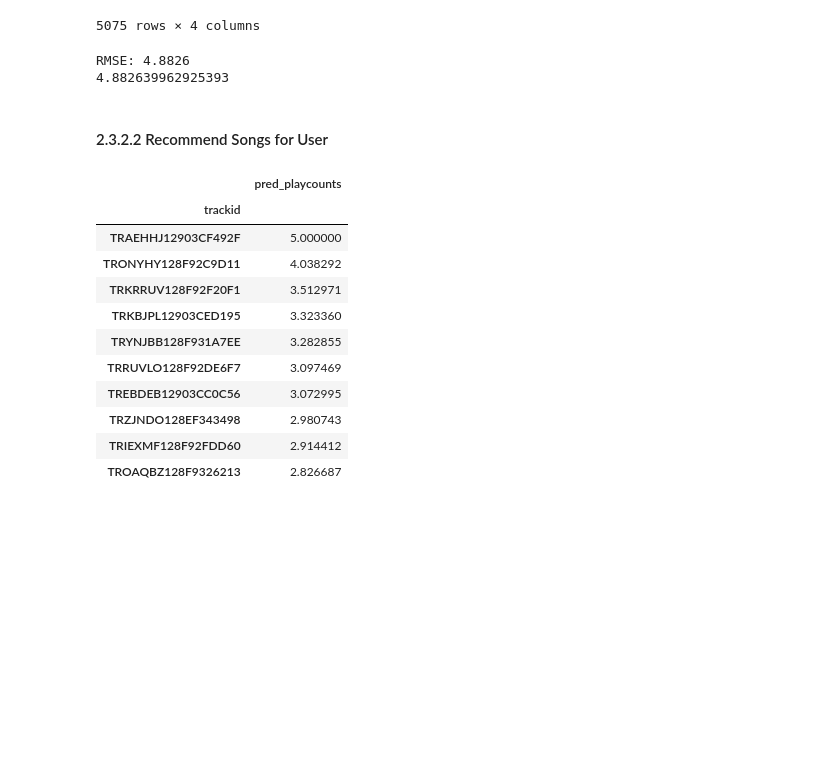
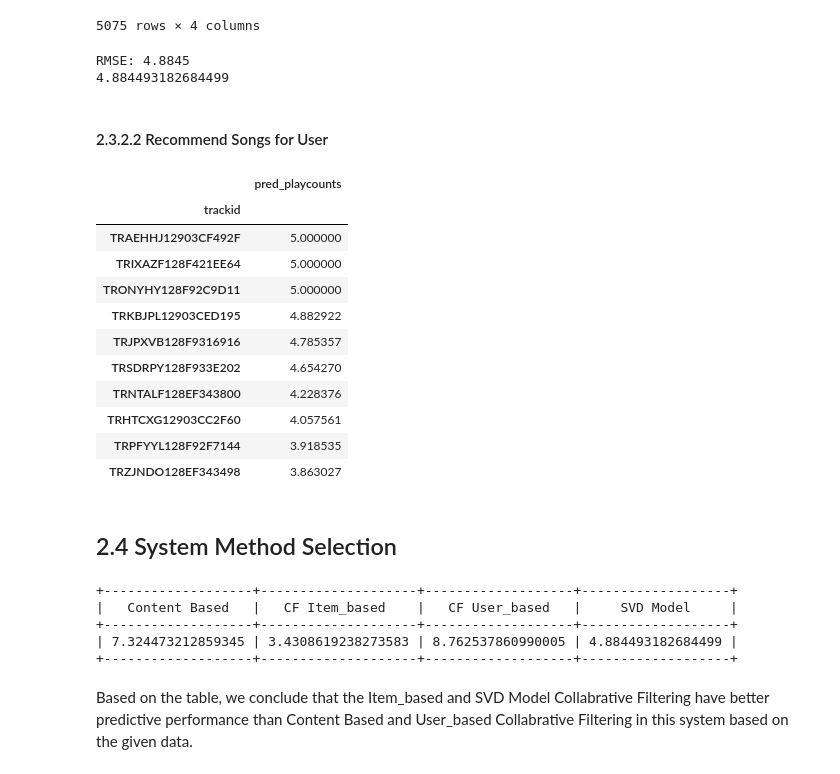
Before and after one commit to xiaolancara/Recommender-System, a Jupyter notebook: MusicRecSys_FinalProject/RecSys_FinalProject (1).ipynb, the cells around one changed output. Drawn from its saved outputs; the diff is of its cells as text; code cells hidden in the pictures; blank space fills up the shorter version.

```diff
--- a/MusicRecSys_FinalProject/RecSys_FinalProject (1).ipynb
+++ b/MusicRecSys_FinalProject/RecSys_FinalProject (1).ipynb
@@ -949,9 +993,10 @@ predictions = algorithm.test(testset)
 # check the accuracy using Root Mean Square Error
 svd_rms = accuracy.rmse(predictions)
 print(svd_rms)
+list_evaluation.append(svd_rms)
 # %% [output]
-RMSE: 4.8826
-4.882639962925393
+RMSE: 4.8845
+4.884493182684499
 # %% [markdown]
 #### 2.3.2.2 Recommend Songs for User
 # %%
@@ -973,18 +1018,32 @@ def pred_user_rating(ui):
         return None
 # %%
 # recommend songs for user_id ''
-rec_songs = pred_user_rating('xiaolan')
+rec_songs = pred_user_rating('63030d4e314e339a4609607fa7b96370cc94317b')
 rec_songs
 # %% [output]
 |  | pred_playcounts |
 | trackid |  |
 | TRAEHHJ12903CF492F | 5.000000 |
-| TRONYHY128F92C9D11 | 4.038292 |
-| TRKRRUV128F92F20F1 | 3.512971 |
-| TRKBJPL12903CED195 | 3.323360 |
-| TRYNJBB128F931A7EE | 3.282855 |
-| TRRUVLO128F92DE6F7 | 3.097469 |
-| TREBDEB12903CC0C56 | 3.072995 |
-| TRZJNDO128EF343498 | 2.980743 |
-| TRIEXMF128F92FDD60 | 2.914412 |
-| TROAQBZ128F9326213 | 2.826687 |
+| TRIXAZF128F421EE64 | 5.000000 |
+| TRONYHY128F92C9D11 | 5.000000 |
+| TRKBJPL12903CED195 | 4.882922 |
+| TRJPXVB128F9316916 | 4.785357 |
+| TRSDRPY128F933E202 | 4.654270 |
+| TRNTALF128EF343800 | 4.228376 |
+| TRHTCXG12903CC2F60 | 4.057561 |
+| TRPFYYL128F92F7144 | 3.918535 |
+| TRZJNDO128EF343498 | 3.863027 |
+# %% [markdown]
+## 2.4 System Method Selection
+# %%
+t = PrettyTable(Methods)
+t.add_row([list_evaluation[0],list_evaluation[1],list_evaluation[2],list_evaluation[3]])
+print(t)
+# %% [output]
++-------------------+--------------------+-------------------+-------------------+
+|   Content Based   |   CF Item_based    |   CF User_based   |     SVD Model     |
++-------------------+--------------------+-------------------+-------------------+
+| 7.324473212859345 | 3.4308619238273583 | 8.762537860990005 | 4.884493182684499 |
++-------------------+--------------------+-------------------+-------------------+
+# %% [markdown]
+Based on the table, we conclude that the Item_based and SVD Model Collabrative Filtering have better predictive performance than Content Based and User_based Collabrative Filtering in this system based on the given data.
```
Also changed, not shown: parts of 18 cells of this notebook.
